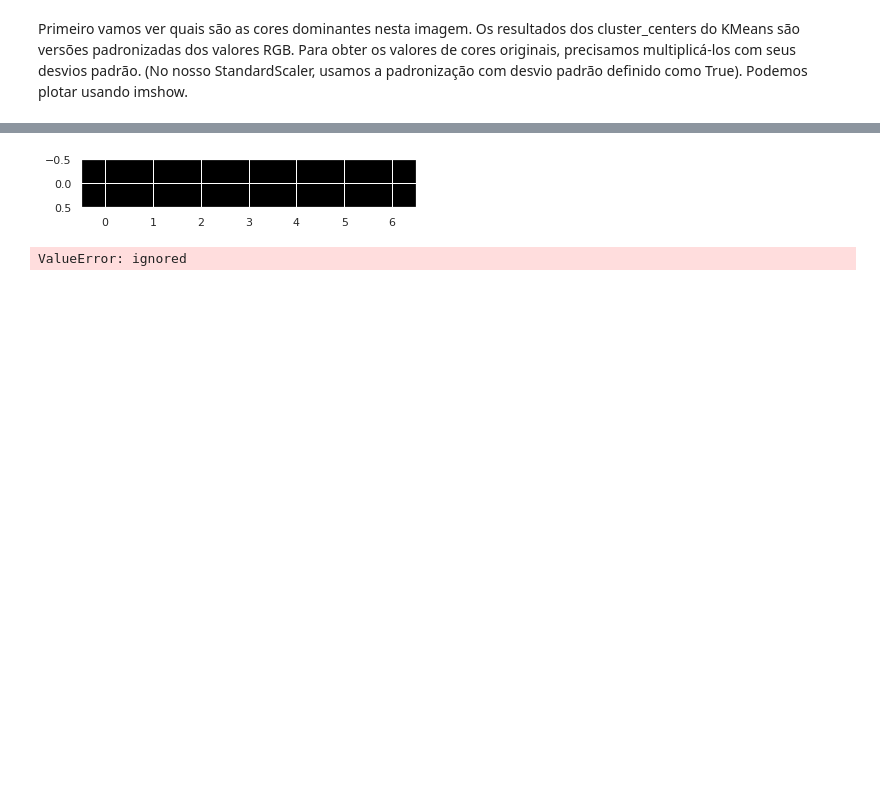
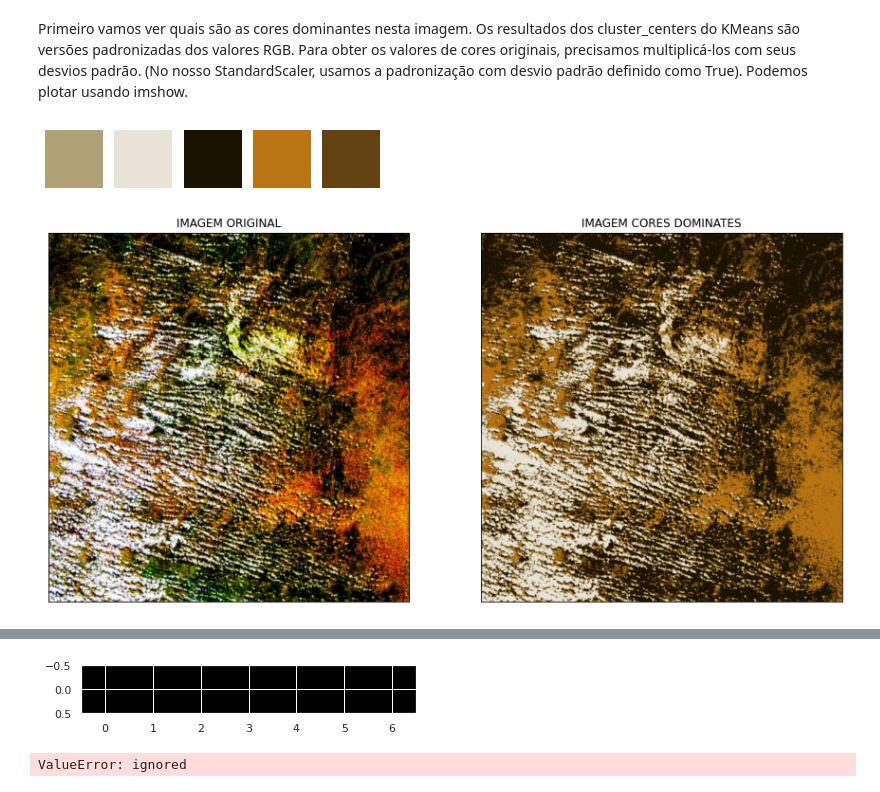
Before and after one commit to MarceloClaro/COR-INPE, a Jupyter notebook: determinarcor.ipynb, the cells around one changed output, grey strips where cells are left out. Saved outputs shown, nothing was run; the diff lists cells and outputs as text; code cells hidden in the pictures; blank space fills up the shorter version.

```diff
--- a/determinarcor.ipynb
+++ b/determinarcor.ipynb
@@ -507,7 +574,7 @@ orinalsize
 flattenimage = image.reshape((-1,3))
 flattenimage.shape
 
-noofcolors=7
+noofcolors=5
 kmeans = KMeans(n_clusters=noofcolors)
 kmeans.fit(flattenimage)
 clustercentres = kmeans.cluster_centers_
@@ -517,31 +584,43 @@ clustercentres
 colors=[]
 for color in clustercentres:
     colors.append(color)
 
 
 flattenimage.shape
 i=1
 for each_color in clustercentres:
     plt.subplot(1,noofcolors,i)
 
     # all that is below will come in the ith subplot
     temp = np.zeros((100,100,3),dtype='uint8')
     temp[:,:,:] = each_color
     plt.imshow(temp)
     plt.axis("off")
     i+=1
 
 plt.show()
 
 
 colors
 
 
 new_image=np.zeros((flattenimage.shape[0],3),dtype='uint8')
 
 for ix in range(flattenimage.shape[0]):
     cluster_id = kmeans.labels_[ix]  # 0,1,2,3
     new_image[ix] = colors[cluster_id]
 
 new_image = new_image.reshape((orinalsize))
-plt.imshow(new_image)
+
+
+
+figure_size = 15
+plt.figure(figsize=(figure_size,figure_size))
+plt.subplot(1,2,1),plt.imshow(image)
+plt.title('IMAGEM ORIGINAL'), plt.xticks([]), plt.yticks([])
+plt.subplot(1,2,2),plt.imshow(new_image)
+plt.title('IMAGEM CORES DOMINATES'), plt.xticks([]), plt.yticks([])
+plt.show()
+# %% [output]
+[figure, added]
+[figure, added]
```
Also changed, not shown: parts of 14 cells of this notebook.
